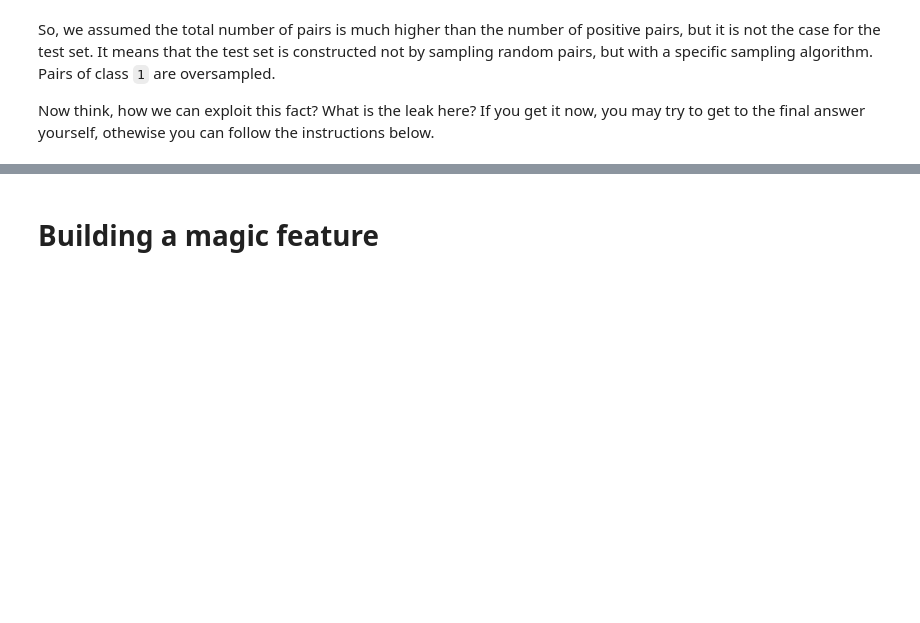
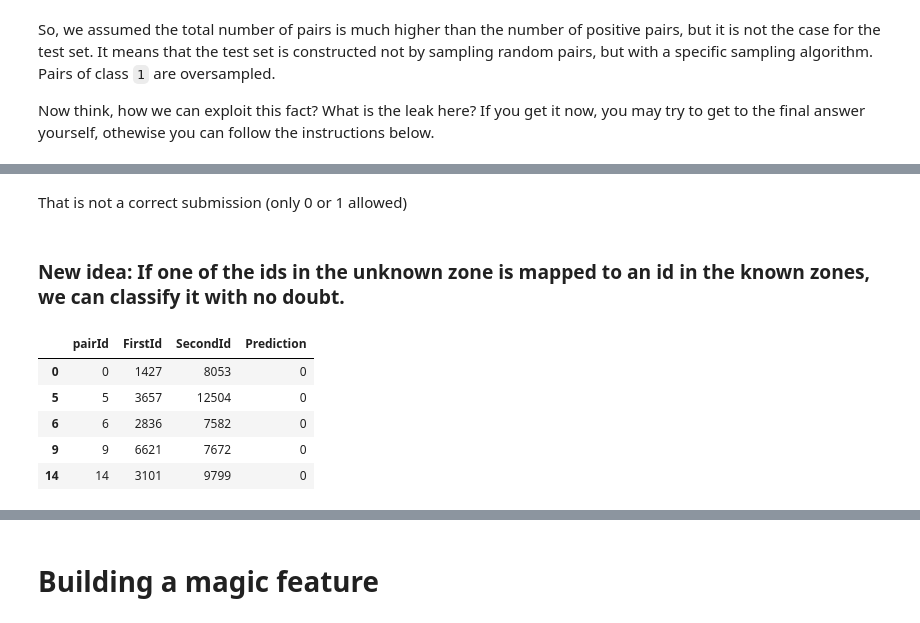
Before and after one commit to mtasende/competitive-data-science, a Jupyter notebook: Programming assignment, week 2: Data leakages/Data leakages.ipynb, the cells around one changed output, grey strips where cells are left out. Cells and saved outputs as stored; diff of their text form; code cells hidden in the pictures; blank space fills up the shorter version.

```diff
--- a/Programming assignment, week 2: Data leakages/Data leakages.ipynb
+++ b/Programming assignment, week 2: Data leakages/Data leakages.ipynb
@@ -554,0 +612,8 @@ Now think, how we can exploit this fact? What is the leak here? If you get it no
+# %%
+# YOUR CODE GOES HERE
+data = test.copy()
+data['Prediction'] = (data.SecondId > data.SecondId.max() // 2).map(int)
+
+submission = data.drop(['FirstId', 'SecondId'], axis=1)
+submission.set_index('pairId').to_csv('submission.csv')
+submission.head()
@@ -554,0 +649,3 @@ Now think, how we can exploit this fact? What is the leak here? If you get it no
+# %%
+unknowns = data[(data.SecondId <= data.SecondId.max() // 2) & (data.FirstId <= data.SecondId)]
+unknowns.shape
@@ -554,0 +719,13 @@ Now think, how we can exploit this fact? What is the leak here? If you get it no
+# %% [markdown]
+That is not a correct submission (only 0 or 1 allowed)
+# %% [markdown]
+### New idea: If one of the ids in the unknown zone is mapped to an id in the known zones, we can classify it with no doubt.
+# %%
+unknowns.head()
+# %% [output]
+|  | pairId | FirstId | SecondId | Prediction |
+| 0 | 0 | 1427 | 8053 | 0 |
+| 5 | 5 | 3657 | 12504 | 0 |
+| 6 | 6 | 2836 | 7582 | 0 |
+| 9 | 9 | 6621 | 7672 | 0 |
+| 14 | 14 | 3101 | 9799 | 0 |
```
Also changed, not shown: parts of 82 cells of this notebook.
